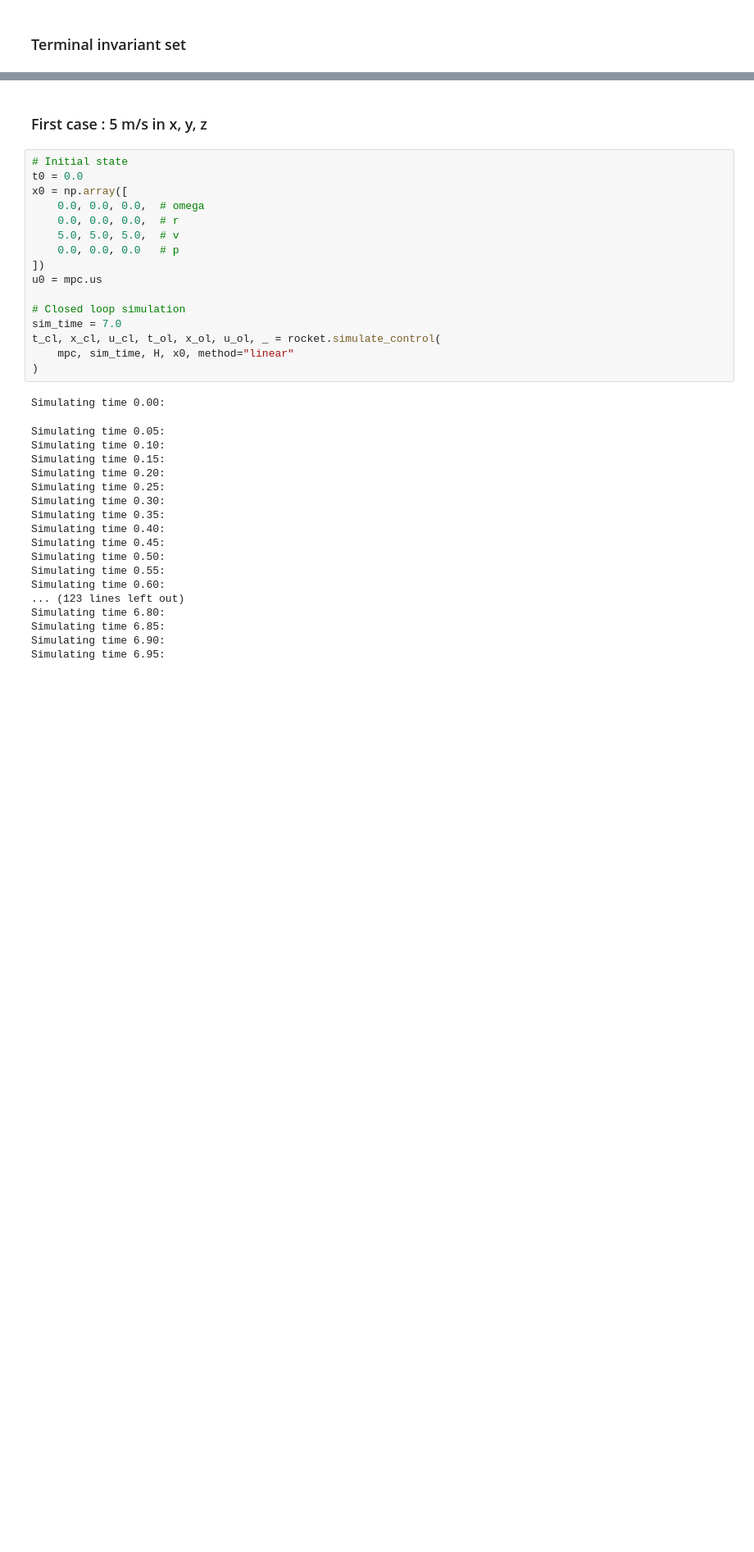
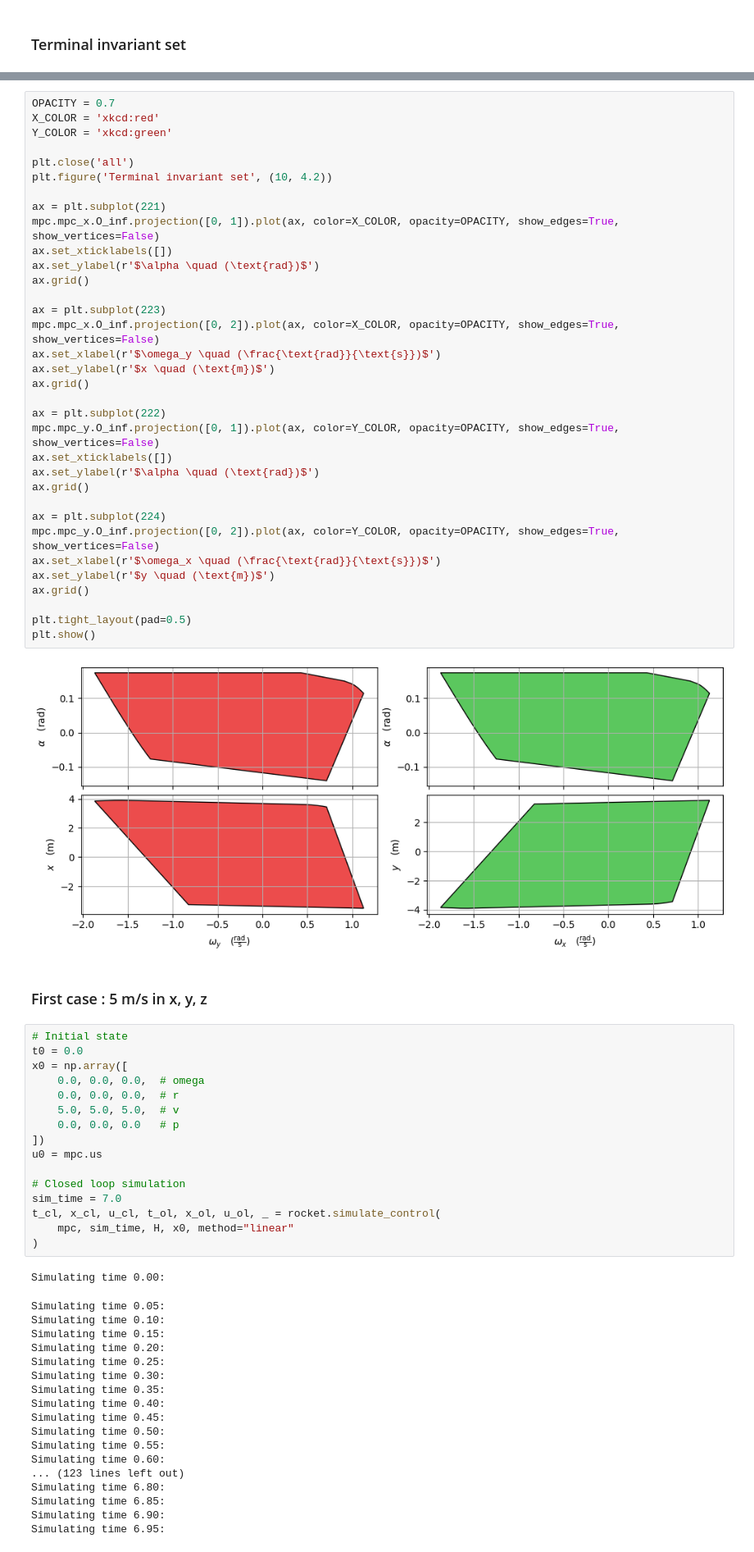
Before and after one commit to killian-baillifard/MPC-Course-EPFL, a Jupyter notebook: project/Deliverable_3_1/Deliverable_3_1.ipynb, the cells around one changed output, grey strips where cells are left out. Shown at 82% size. Drawn from its saved outputs; the diff is of its cells as text; blank space fills up the shorter version.

```diff
--- a/project/Deliverable_3_1/Deliverable_3_1.ipynb
+++ b/project/Deliverable_3_1/Deliverable_3_1.ipynb
@@ -36,5 +62,41 @@ plot_x_y_terminal_set('Terminal invariant set for x and y subsystems', mpc)
 # %% [output]
 [figure]
+# %%
+OPACITY = 0.7
+X_COLOR = 'xkcd:red'
+Y_COLOR = 'xkcd:green'
+
+plt.close('all')
+plt.figure('Terminal invariant set', (10, 4.2))
+
+ax = plt.subplot(221)
+mpc.mpc_x.O_inf.projection([0, 1]).plot(ax, color=X_COLOR, opacity=OPACITY, show_edges=True, show_vertices=False)
+ax.set_xticklabels([])
+ax.set_ylabel(r'$\alpha \quad (\text{rad})$')
+ax.grid()
+
+ax = plt.subplot(223)
+mpc.mpc_x.O_inf.projection([0, 2]).plot(ax, color=X_COLOR, opacity=OPACITY, show_edges=True, show_vertices=False)
+ax.set_xlabel(r'$\omega_y \quad (\frac{\text{rad}}{\text{s}})$')
+ax.set_ylabel(r'$x \quad (\text{m})$')
+ax.grid()
+
+ax = plt.subplot(222)
+mpc.mpc_y.O_inf.projection([0, 1]).plot(ax, color=Y_COLOR, opacity=OPACITY, show_edges=True, show_vertices=False)
+ax.set_xticklabels([])
+ax.set_ylabel(r'$\alpha \quad (\text{rad})$')
+ax.grid()
+
+ax = plt.subplot(224)
+mpc.mpc_y.O_inf.projection([0, 2]).plot(ax, color=Y_COLOR, opacity=OPACITY, show_edges=True, show_vertices=False)
+ax.set_xlabel(r'$\omega_x \quad (\frac{\text{rad}}{\text{s}})$')
+ax.set_ylabel(r'$y \quad (\text{m})$')
+ax.grid()
+
+plt.tight_layout(pad=0.5)
+plt.show()
+# %% [output]
+[figure, added]
 # %% [markdown]
 ### First case : 5 m/s in x, y, z
 # %%
```
Also changed, not shown: parts of 7 cells of this notebook, 26 other files.
